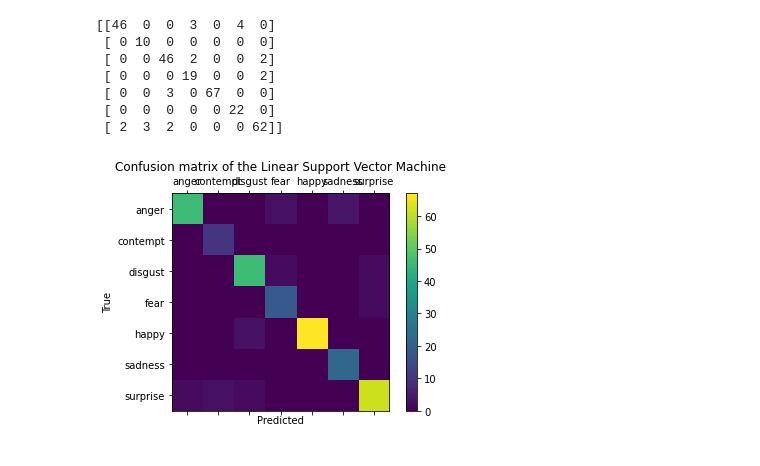
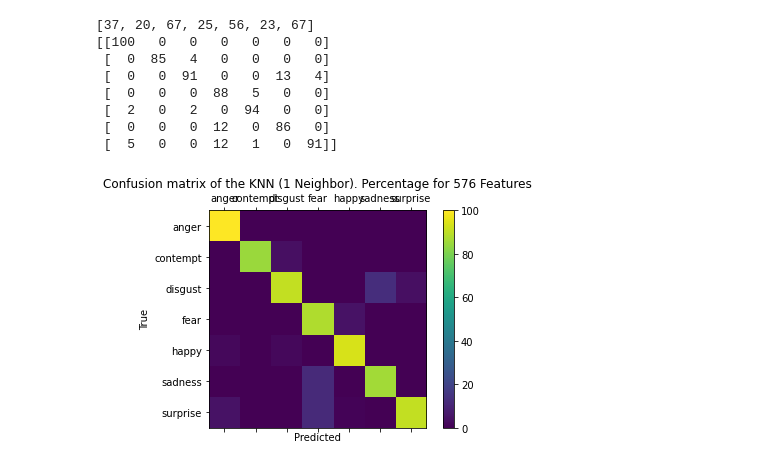
Before and after one commit to warleon/ProyectoIA, a Jupyter notebook: face_classification.ipynb, the cells around one changed output. Drawn from its saved outputs; the diff is of its cells as text; code cells hidden in the pictures.

Commit message:
Finished generating Graphs

```diff
--- a/face_classification.ipynb
+++ b/face_classification.ipynb
@@ -16,3 +17,6 @@ def haar_wavelet(img, counter = 3):
         return img.flatten()
     LL, (LH_, HL_, HH_) = pywt.dwt2(img, 'haar') # LL corresponds to the top left quad of the picture
     return haar_wavelet(LL, counter - 1)
+
+image_to_read = numpy.asarray(Image.open("CK+48/anger/S010_004_00000017.png"))
+print(len(haar_wavelet(image_to_read, 1)))
@@ -51,6 +64,11 @@ print(len(image_coeffs[0]))
 # %%
-# Shuffling of the data_frame. Used for different outputs.
-images_df = images_df.sample(frac=1).reset_index(drop=True)
+# Shuffling of the data_frame. Used for different output
+features = []
 
-features = images_df.loc[:, column_names]
-outcome = images_df.emotion
+for i in range(iterations):
+    image_data_frames[i] = image_data_frames[i].sample(frac=1, random_state = 1).reset_index(drop=True)
+    features.append(image_data_frames[i].loc[:, column_names[i]])
+
+outcome = image_data_frames[0].emotion
+
+print(features[0])
@@ -89,29 +185,56 @@ Bootstrap Accuracies:
 # %%
 labels = ["anger", "contempt", "disgust", "fear", "happy", "sadness", "surprise"]
+
+j = 3
+
+if (j == 1):
+    model = svm.SVC(kernel = "linear") # Can also be poly, but it yields a worst accuracy
+elif (j == 2):
+    model = tree.DecisionTreeClassifier()
+elif (j == 3):
+    model = KNeighborsClassifier(n_neighbors = 1)
+
+x_train, x_test, y_train, y_test = train_test_split(features[0], outcome, test_size=0.3, random_state=10) # 70% training and 30% test
+model.fit(x_train, y_train)
+prediction = model.predict(x_test)
+
 matriz = metrics.confusion_matrix(y_test, prediction, labels = ["anger", "contempt", "disgust", "fear", "happy", "sadness", "surprise"])
+
+sumas = []
+for i in range(7):
+    sumas.append(sum(matriz[i]))
+
+print(sumas)
+
+for i in range(7):
+    for j in range(7):
+        matriz[i][j] = matriz[i][j] * 100 / sumas[j]
+
 print(matriz)
 
 fig = plt.figure()
-ax = fig.add_subplot(111)
+ax = fig.add_subplot()
 cax = ax.matshow(matriz)
-if (type_of_model == 1):
-    plt.title('Confusion matrix of the Linear Support Vector Machine')
-elif (type_of_model == 2):
-    plt.title('Confusion matrix of the Decision Tree')
-elif (type_of_model == 3):
-    plt.title('Confusion matrix of the KNN Classification')
+if (j == 1):
+    plt.title('Confusion matrix of the Linear Support Vector Machine. For 576 Features')
+elif (j == 2):
+    plt.title('Confusion matrix of the Decision Tree. For 576 Features')
+elif (j == 3):
+    plt.title('Confusion matrix of the KNN Classification. For 576 Features')
+plt.title('Confusion matrix of the KNN (1 Neighbor). Percentage for 576 Features')
 fig.colorbar(cax)
 ax.set_xticklabels([''] + labels)
 ax.set_yticklabels([''] + labels)
 plt.xlabel('Predicted')
 plt.ylabel('True')
 plt.show()
 # %% [output]
-[[46  0  0  3  0  4  0]
- [ 0 10  0  0  0  0  0]
- [ 0  0 46  2  0  0  2]
- [ 0  0  0 19  0  0  2]
- [ 0  0  3  0 67  0  0]
- [ 0  0  0  0  0 22  0]
- [ 2  3  2  0  0  0 62]]
+[37, 20, 67, 25, 56, 23, 67]
+[[100   0   0   0   0   0   0]
+ [  0  85   4   0   0   0   0]
+ [  0   0  91   0   0  13   4]
+ [  0   0   0  88   5   0   0]
+ [  2   0   2   0  94   0   0]
+ [  0   0   0  12   0  86   0]
+ [  5   0   0  12   1   0  91]]
-[figure, old version]
+[figure, new version]
```
Also changed, not shown: parts of 7 cells of this notebook.
